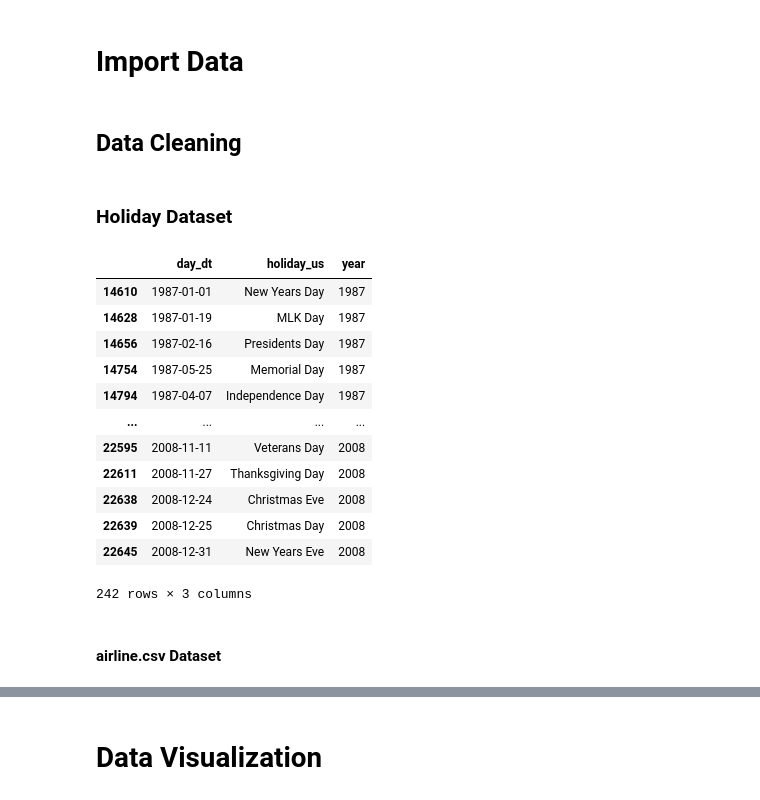
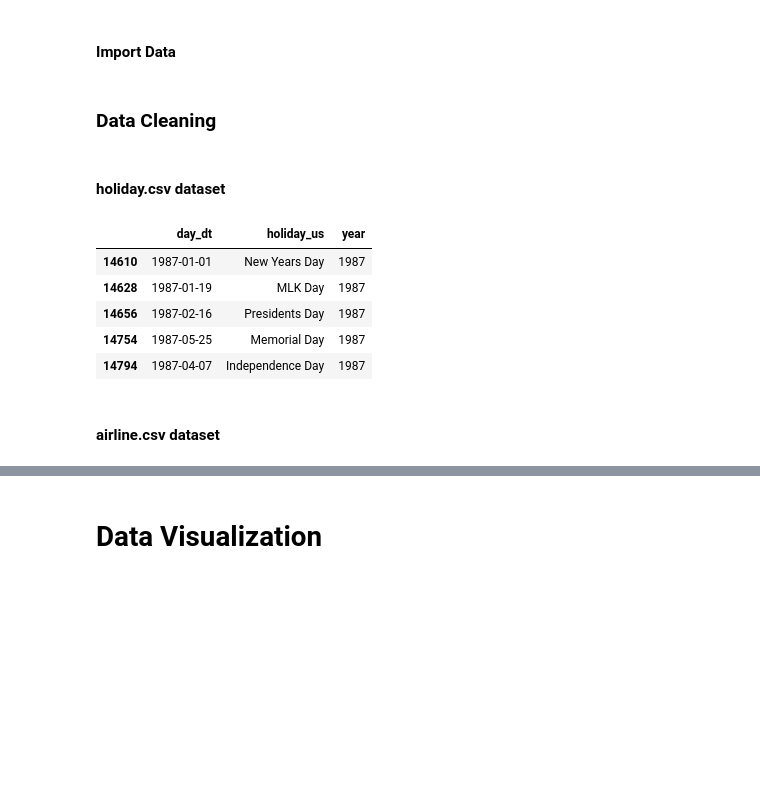
Before and after one commit to L1uM4rt1n/BDA-Project, a Jupyter notebook: eda/kango_eda/BDA_Airlines_EDA.ipynb, the cells around one changed output, grey strips where cells are left out. Saved outputs shown, nothing was run; the diff lists cells and outputs as text; code cells hidden in the pictures; blank space fills up the shorter version.

```diff
--- a/eda/kango_eda/BDA_Airlines_EDA.ipynb
+++ b/eda/kango_eda/BDA_Airlines_EDA.ipynb
@@ -1,3 +22,3 @@
 # %% [markdown]
-# **Import Data**
+#### **Import Data**
 # %%
@@ -10,41 +41,34 @@ holiday = pd.read_csv('./datasets/dim_date_proposed.csv')
 # %% [markdown]
-## **Data Cleaning**
+### **Data Cleaning**
-# %% [markdown]
-### **Holiday Dataset**
+# %% [markdown]
+#### **holiday.csv dataset**
 # %%
 #remove non-holidays
 holiday_cleaned = holiday[holiday['holiday_us'].notnull()]
 
 #include only holidays we need in the years in airline.csv (1987 - 2008)
 holiday_cleaned = holiday_cleaned[(holiday_cleaned['cal_year'] >= 1987) & (holiday_cleaned['cal_year'] <= 2008)]
 
 #remove unncessary columns
 holiday_cleaned = holiday_cleaned[['day_dt','holiday_us']]
 
 #add year column
 holiday_cleaned["year"] = holiday_cleaned["day_dt"].str[-4:]
 holiday_cleaned["year"].astype(int)
 
 #change the format of day_dt column from mm/dd/yyyy to dd/mm/yyyy
 holiday_cleaned['day_dt'] = pd.to_datetime(holiday_cleaned['day_dt'], dayfirst=True)
 
-holiday_cleaned
+holiday_cleaned.head(5)
 # %% [output]
 |  | day_dt | holiday_us | year |
 | 14610 | 1987-01-01 | New Years Day | 1987 |
 | 14628 | 1987-01-19 | MLK Day | 1987 |
 | 14656 | 1987-02-16 | Presidents Day | 1987 |
 | 14754 | 1987-05-25 | Memorial Day | 1987 |
 | 14794 | 1987-04-07 | Independence Day | 1987 |
-| ... | ... | ... | ... |
-| 22595 | 2008-11-11 | Veterans Day | 2008 |
-| 22611 | 2008-11-27 | Thanksgiving Day | 2008 |
-| 22638 | 2008-12-24 | Christmas Eve | 2008 |
-| 22639 | 2008-12-25 | Christmas Day | 2008 |
-| 22645 | 2008-12-31 | New Years Eve | 2008 |
-242 rows × 3 columns
 # %% [markdown]
-#### **airline.csv Dataset**
+#### **airline.csv dataset**
 # %%
 #create full_date column
 df1 = df
```
Also changed, not shown: parts of 11 cells of this notebook.
